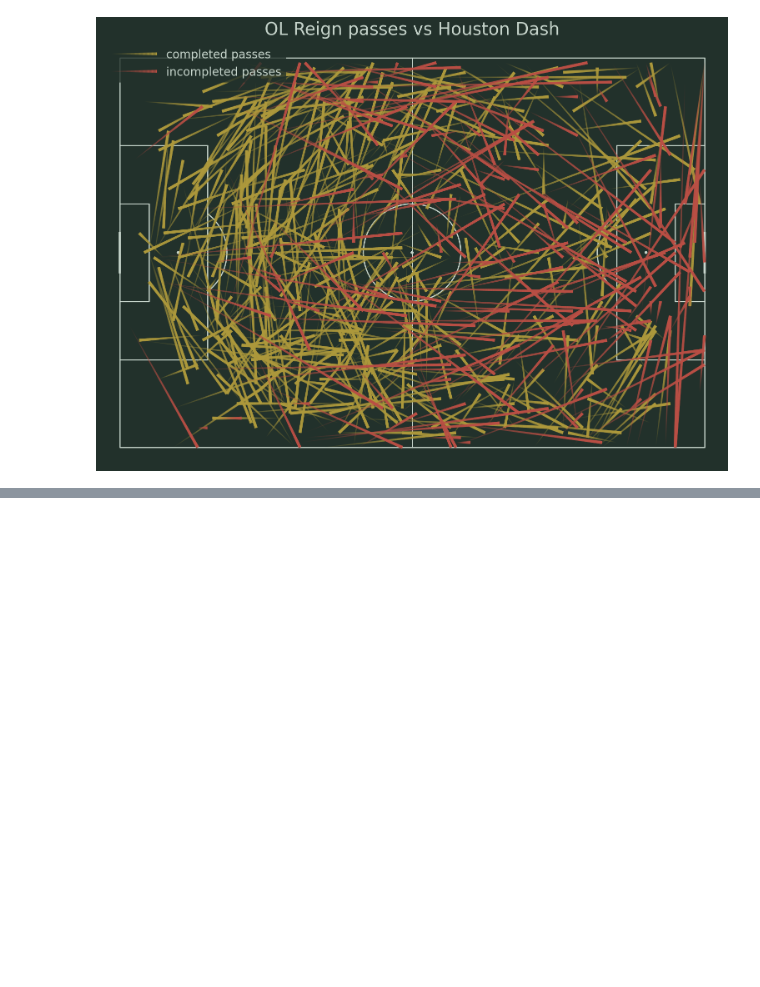
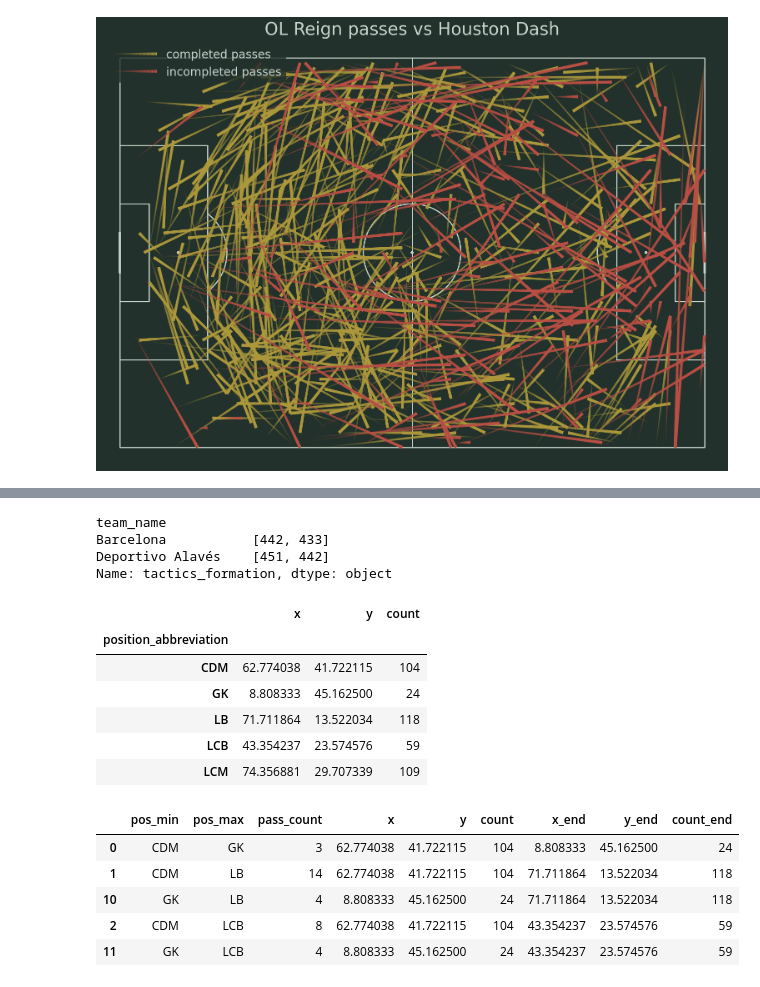
Before and after one commit to TheoGuil/soccer-tracking, a Jupyter notebook: notebooks/display_graph.ipynb, the cells around one changed output, grey strips where cells are left out. Cells and saved outputs as stored; diff of their text form; code cells hidden in the pictures; blank space fills up the shorter version.

```diff
--- a/notebooks/display_graph.ipynb
+++ b/notebooks/display_graph.ipynb
@@ -82,0 +122,14 @@ ax_title = ax.set_title(f'{team1} passes vs {team2}', fontsize=30)
+# %%
+# add on the position the player was playing in the formation to the events dataframe
+events = events.merge(players, on=['tactics_id', 'player_id'], how='left', validate='m:1')
+# add on the position the receipient was playing in the formation to the events dataframe
+events = events.merge(players.rename({'player_id': 'pass_recipient_id'},
+                                     axis='columns'), on=['tactics_id', 'pass_recipient_id'],
+                      how='left', validate='m:1', suffixes=['', '_receipt'])
+# %%
+events.groupby('team_name').tactics_formation.unique()
+# %% [output]
+team_name
+Barcelona           [442, 433]
+Deportivo Alavés    [451, 442]
+Name: tactics_formation, dtype: object
@@ -82,0 +166,17 @@ ax_title = ax.set_title(f'{team1} passes vs {team2}', fontsize=30)
+# %%
+display(average_locs_and_count.head())
+display(passes_between.head())
+# %% [output]
+|  | x | y | count |
+| position_abbreviation |  |  |  |
+| CDM | 62.774038 | 41.722115 | 104 |
+| GK | 8.808333 | 45.162500 | 24 |
+| LB | 71.711864 | 13.522034 | 118 |
+| LCB | 43.354237 | 23.574576 | 59 |
+| LCM | 74.356881 | 29.707339 | 109 |
+|  | pos_min | pos_max | pass_count | x | y | count | x_end | y_end | count_end |
+| 0 | CDM | GK | 3 | 62.774038 | 41.722115 | 104 | 8.808333 | 45.162500 | 24 |
+| 1 | CDM | LB | 14 | 62.774038 | 41.722115 | 104 | 71.711864 | 13.522034 | 118 |
+| 10 | GK | LB | 4 | 8.808333 | 45.162500 | 24 | 71.711864 | 13.522034 | 118 |
+| 2 | CDM | LCB | 8 | 62.774038 | 41.722115 | 104 | 43.354237 | 23.574576 | 59 |
+| 11 | GK | LCB | 4 | 8.808333 | 45.162500 | 24 | 43.354237 | 23.574576 | 59 |
```
Also changed, not shown: parts of 15 cells of this notebook, 2 other files.
